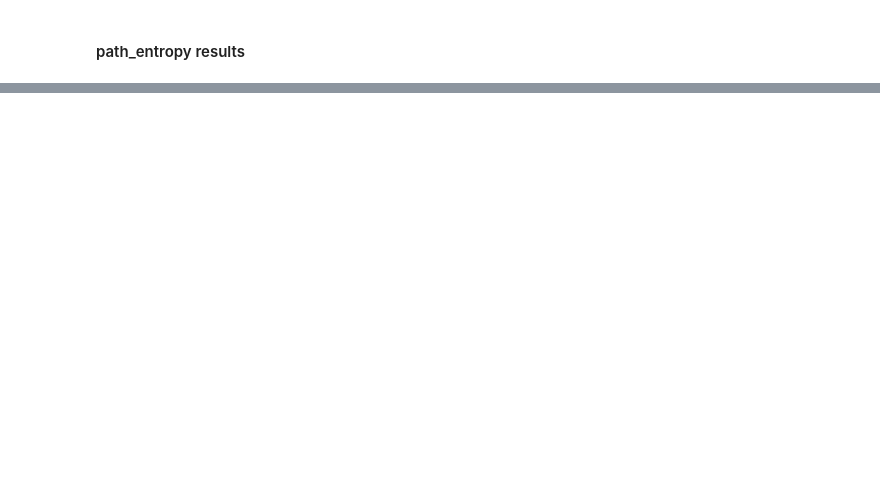
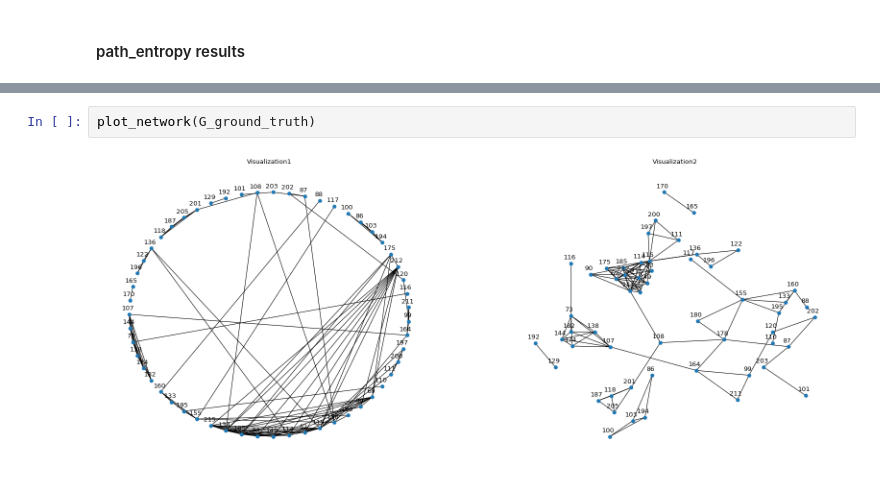
Before and after one commit to CristianCosci/ComplexNetworkAnalysis, a Jupyter notebook: social_network_analysis.ipynb, the cells around one changed output, grey strips where cells are left out. Cells and saved outputs as stored; diff of their text form; blank space fills up the shorter version.

```diff
--- a/social_network_analysis.ipynb
+++ b/social_network_analysis.ipynb
@@ -248,0 +320,4 @@ plot_network(G_new)
+# %%
+plot_network(G_ground_truth)
+# %% [output]
+[figure, added]
```
Also changed, not shown: parts of 17 cells of this notebook, 1 other file.
